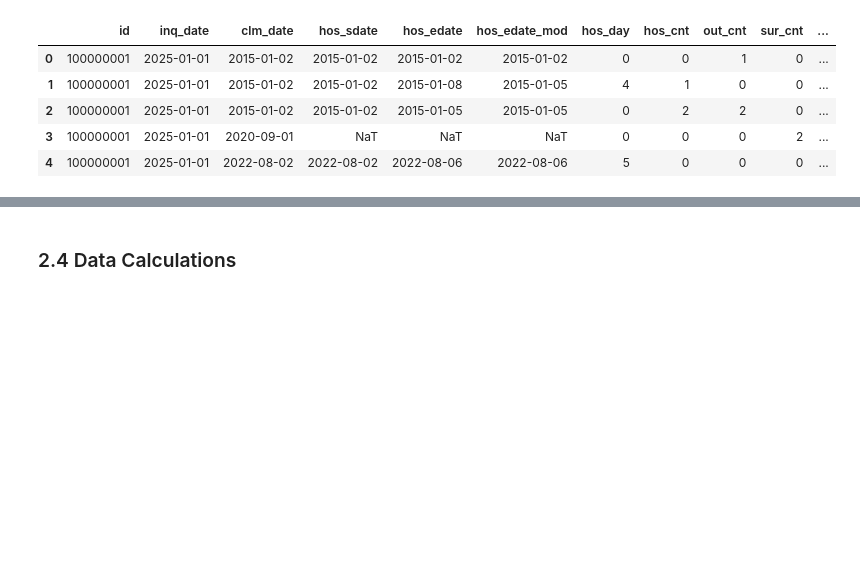
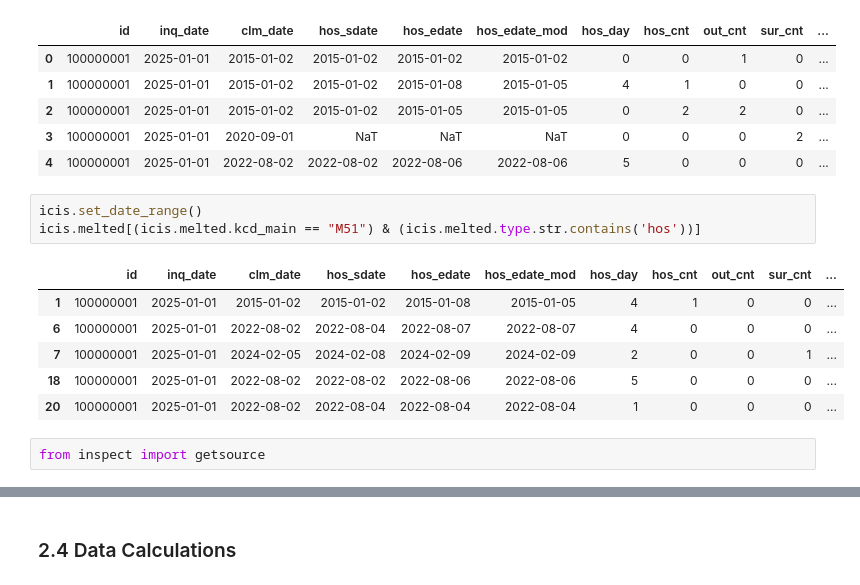
Before and after one commit to seokhoonj/underwriter, a Jupyter notebook: examples/notebooks/01.ICIS-Claim-Data-Processing.ipynb, the cells around one changed output, grey strips where cells are left out. Cells and saved outputs as stored; diff of their text form; blank space fills up the shorter version.

```diff
--- a/examples/notebooks/01.ICIS-Claim-Data-Processing.ipynb
+++ b/examples/notebooks/01.ICIS-Claim-Data-Processing.ipynb
@@ -198,3 +198,15 @@ display(icis.melted.head())
 | 2 | 100000001 | 2025-01-01 | 2015-01-02 | 2015-01-02 | 2015-01-05 | 2015-01-05 | 0 | 2 | 2 | 0 | ... |
 | 3 | 100000001 | 2025-01-01 | 2020-09-01 | NaT | NaT | NaT | 0 | 0 | 0 | 2 | ... |
 | 4 | 100000001 | 2025-01-01 | 2022-08-02 | 2022-08-02 | 2022-08-06 | 2022-08-06 | 5 | 0 | 0 | 0 | ... |
+# %%
+icis.set_date_range()
+icis.melted[(icis.melted.kcd_main == "M51") & (icis.melted.type.str.contains('hos'))]
+# %% [output]
+|  | id | inq_date | clm_date | hos_sdate | hos_edate | hos_edate_mod | hos_day | hos_cnt | out_cnt | sur_cnt | ... |
+| 1 | 100000001 | 2025-01-01 | 2015-01-02 | 2015-01-02 | 2015-01-08 | 2015-01-05 | 4 | 1 | 0 | 0 | ... |
+| 6 | 100000001 | 2025-01-01 | 2022-08-02 | 2022-08-04 | 2022-08-07 | 2022-08-07 | 4 | 0 | 0 | 0 | ... |
+| 7 | 100000001 | 2025-01-01 | 2024-02-05 | 2024-02-08 | 2024-02-09 | 2024-02-09 | 2 | 0 | 0 | 1 | ... |
+| 18 | 100000001 | 2025-01-01 | 2022-08-02 | 2022-08-02 | 2022-08-06 | 2022-08-06 | 5 | 0 | 0 | 0 | ... |
+| 20 | 100000001 | 2025-01-01 | 2022-08-02 | 2022-08-04 | 2022-08-04 | 2022-08-04 | 1 | 0 | 0 | 0 | ... |
+# %%
+from inspect import getsource
```
Also changed, not shown: parts of 10 cells of this notebook, 1 other file.
